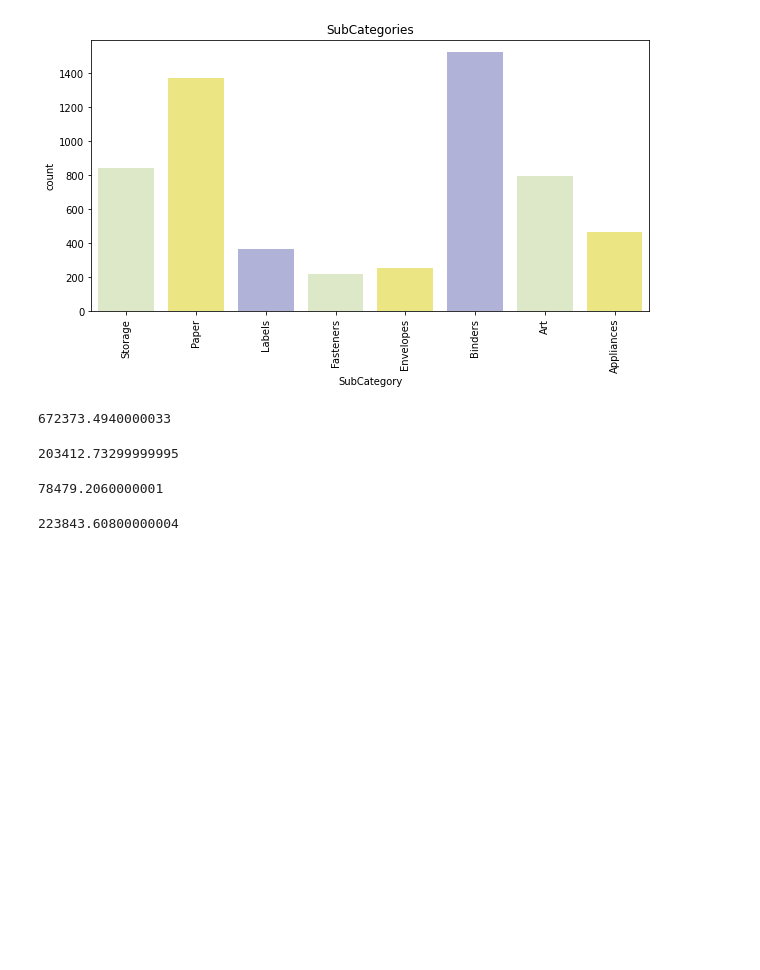
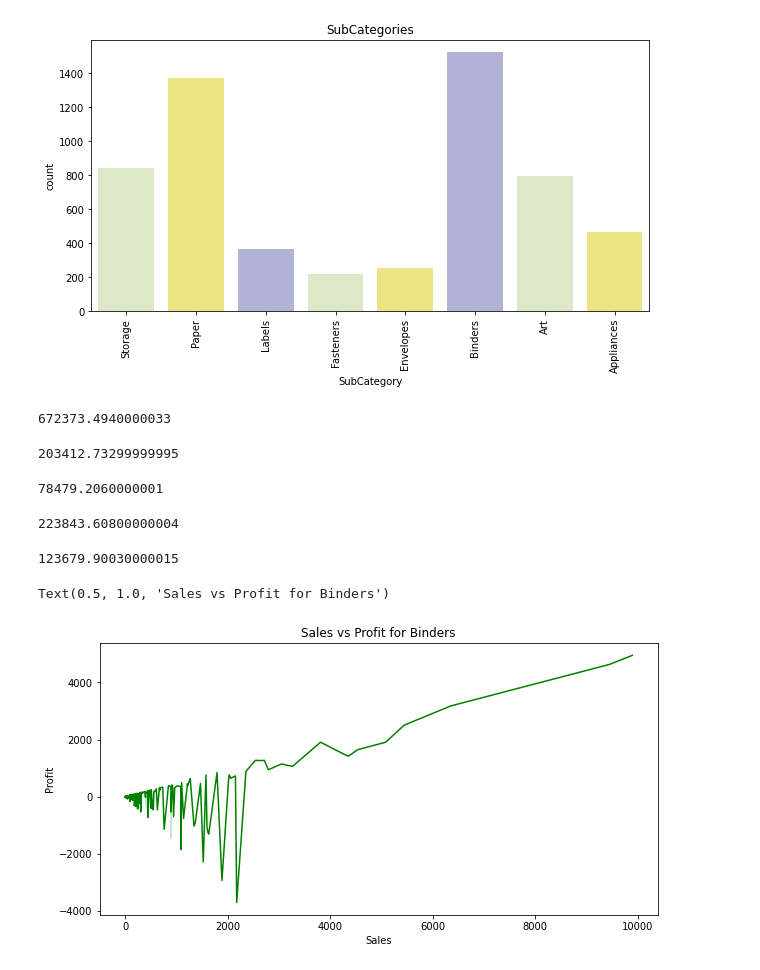
Before and after one commit to anmol1810rs/The_Sparks_Foundation_Internship, a Jupyter notebook: GRIP_TASK3_SAMPLE_SUPERSTORE.ipynb, the cells around one changed output. Drawn from its saved outputs; the diff is of its cells as text; code cells hidden in the pictures; blank space fills up the shorter version.

```diff
--- a/GRIP_TASK3_SAMPLE_SUPERSTORE.ipynb
+++ b/GRIP_TASK3_SAMPLE_SUPERSTORE.ipynb
@@ -226,3 +259,16 @@ office_store_subcat_storage_data = office_store_subcat_data[office_store_subcat_
 sum(office_store_subcat_storage_data['Sales'])
 # %% [output]
 223843.60800000004
+# %%
+# Total profits earned form the office Supplies Category (Top Selling Category)
+sum(office_store_data['Profit'])
+# %% [output]
+123679.90030000015
+# %%
+# Plotting Total Sales vs Total profit graph of the office Supplies(Binders) dept.
+plt.figure(figsize=(10,5))
+sns.lineplot(x='Sales',y='Profit',data=office_store_subcat_binders_data,color='green')
+plt.title("Sales vs Profit for Binders")
+# %% [output]
+Text(0.5, 1.0, 'Sales vs Profit for Binders')
+[figure, added]
```
Also changed, not shown: parts of 5 cells of this notebook.
